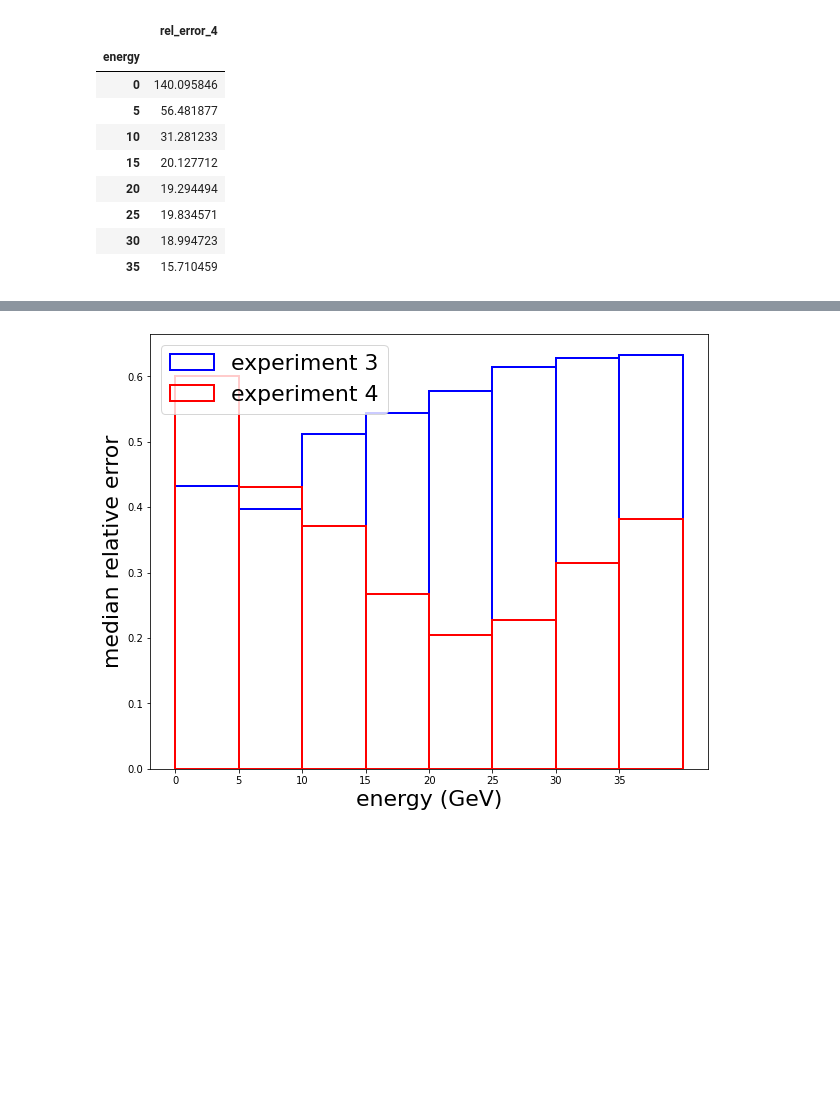
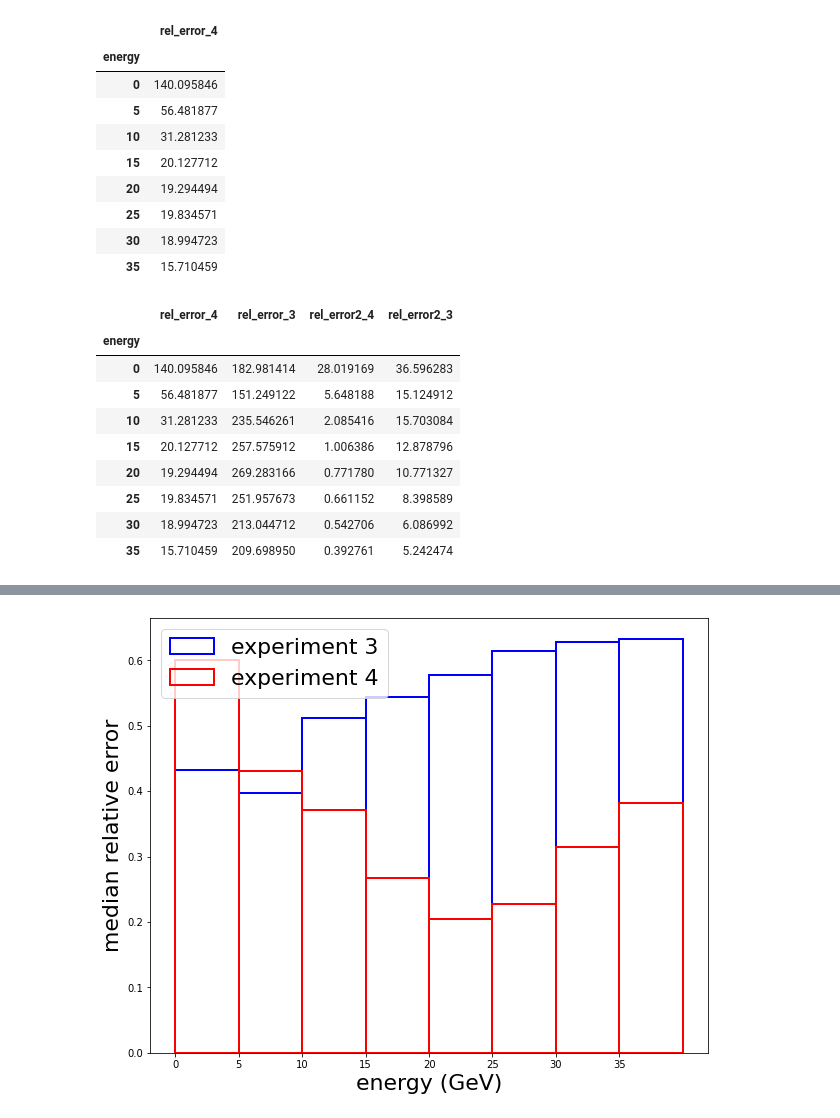
Before and after one commit to LaurensSchinkelshoek/PCQI, a Jupyter notebook: experiment4.ipynb, the cells around one changed output, grey strips where cells are left out. Saved outputs shown, nothing was run; the diff lists cells and outputs as text; code cells hidden in the pictures; blank space fills up the shorter version.

```diff
--- a/experiment4.ipynb
+++ b/experiment4.ipynb
@@ -396,6 +396,21 @@ df/=100
 # %%
 std2 = pd.read_pickle('experiment3_std.pkl')
 std=std.join(std2)
+# %%
+std['rel_error2_4']=std['rel_error_4']/(std.index+5)
+std['rel_error2_3']=std['rel_error_3']/(std.index+5)
+std
+# %% [output]
+|  | rel_error_4 | rel_error_3 | rel_error2_4 | rel_error2_3 |
+| energy |  |  |  |  |
+| 0 | 140.095846 | 182.981414 | 28.019169 | 36.596283 |
+| 5 | 56.481877 | 151.249122 | 5.648188 | 15.124912 |
+| 10 | 31.281233 | 235.546261 | 2.085416 | 15.703084 |
+| 15 | 20.127712 | 257.575912 | 1.006386 | 12.878796 |
+| 20 | 19.294494 | 269.283166 | 0.771780 | 10.771327 |
+| 25 | 19.834571 | 251.957673 | 0.661152 | 8.398589 |
+| 30 | 18.994723 | 213.044712 | 0.542706 | 6.086992 |
+| 35 | 15.710459 | 209.698950 | 0.392761 | 5.242474 |
 # %%
 df=df.loc[df.index<40]
 # %%
```
Also changed, not shown: parts of 1 cell of this notebook, 3 other files.
